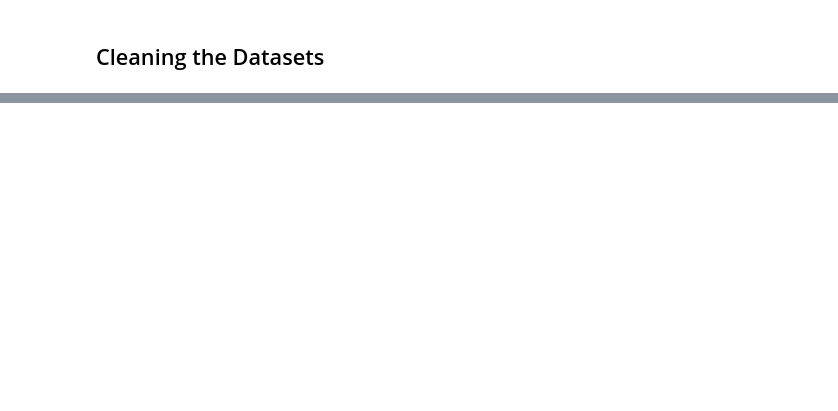
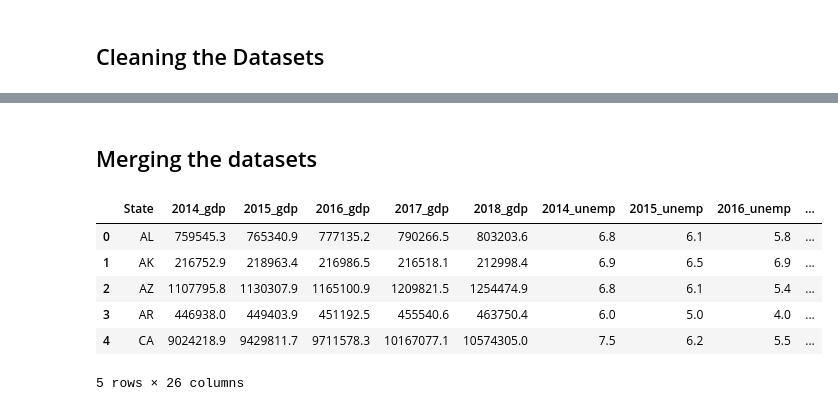
Before and after one commit to Ad1thya-R/CitadelSummerInvitational, a Jupyter notebook: Datathon/discrim_categories.ipynb, the cells around one changed output, grey strips where cells are left out. Cells and saved outputs as stored; diff of their text form; code cells hidden in the pictures; blank space fills up the shorter version.

```diff
--- a/Datathon/discrim_categories.ipynb
+++ b/Datathon/discrim_categories.ipynb
@@ -10,7 +10,9 @@ import seaborn as sns
 # %%
 # Importing the dataset
 gdp= pd.read_csv('State_GDP_2014_2018.csv', delimiter=',')
-unemp= pd.read_csv('State_Unemployment_2014_2018.csv', delimiter=';')
+unemp= pd.read_csv('State_Unemployment_2014_2018.csv', delimiter=';', decimal=",")
 health= pd.read_csv('State_Health_2014_2018.csv', delimiter=';', decimal=",")
 edu= pd.read_csv('State_Educational_Attainment_2014_2018.csv', delimiter=';')
 crime= pd.read_csv('State_CrimeRates_per100k_2014_2018.csv', delimiter=';')
+
+statecodes= pd.read_csv('StateCodes.csv')
@@ -58,0 +189,18 @@ memory usage: 2.6+ KB
+# %% [markdown]
+## Merging the datasets
+# %%
+# Merging the datasets
+gdp_unemp=pd.merge(gdp, unemp, on='State', suffixes=('_gdp','_unemp'))
+gdp_unemp_health=pd.merge(gdp_unemp, health, on='State', suffixes=('','_health'))
+gdp_unemp_health_edu=pd.merge(gdp_unemp_health, edu, on='State', suffixes=('_health',''))
+gdp_unemp_health_edu_crime=pd.merge(gdp_unemp_health_edu, crime, on='State', suffixes=('_edu', '_crime'))
+# %%
+gdp_unemp_health_edu_crime.head()
+# %% [output]
+|  | State | 2014_gdp | 2015_gdp | 2016_gdp | 2017_gdp | 2018_gdp | 2014_unemp | 2015_unemp | 2016_unemp | ... |
+| 0 | AL | 759545.3 | 765340.9 | 777135.2 | 790266.5 | 803203.6 | 6.8 | 6.1 | 5.8 | ... |
+| 1 | AK | 216752.9 | 218963.4 | 216986.5 | 216518.1 | 212998.4 | 6.9 | 6.5 | 6.9 | ... |
+| 2 | AZ | 1107795.8 | 1130307.9 | 1165100.9 | 1209821.5 | 1254474.9 | 6.8 | 6.1 | 5.4 | ... |
+| 3 | AR | 446938.0 | 449403.9 | 451192.5 | 455540.6 | 463750.4 | 6.0 | 5.0 | 4.0 | ... |
+| 4 | CA | 9024218.9 | 9429811.7 | 9711578.3 | 10167077.1 | 10574305.0 | 7.5 | 6.2 | 5.5 | ... |
+5 rows × 26 columns
```
Also changed, not shown: parts of 28 cells of this notebook, 5 other files.
